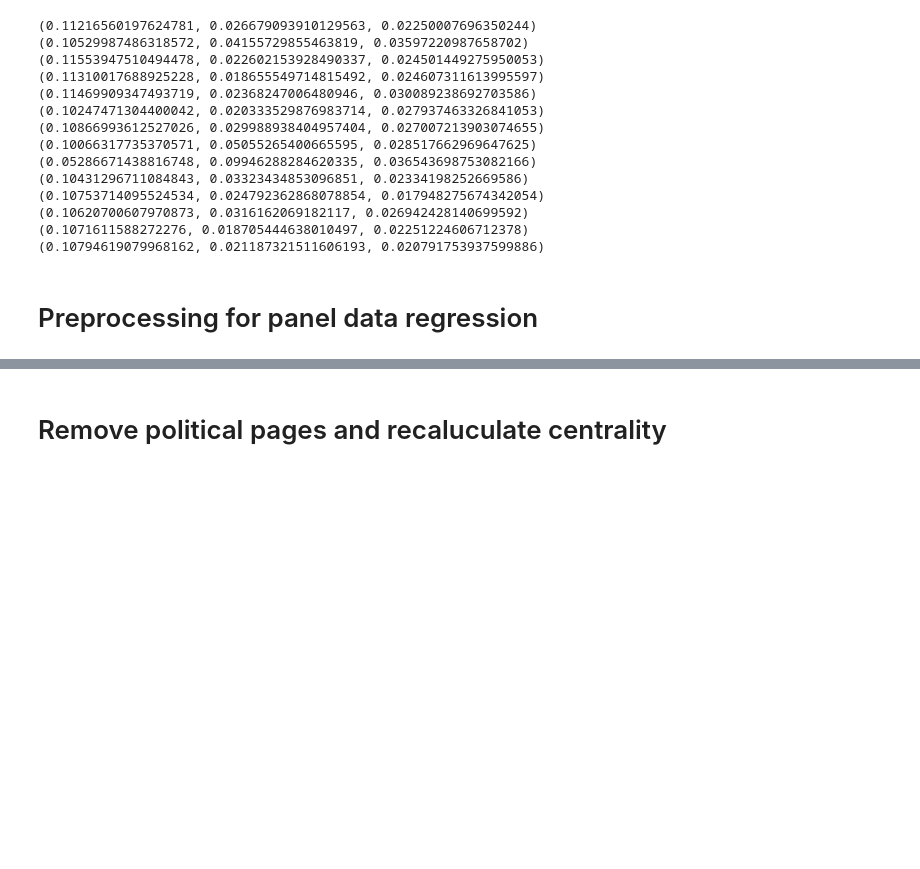
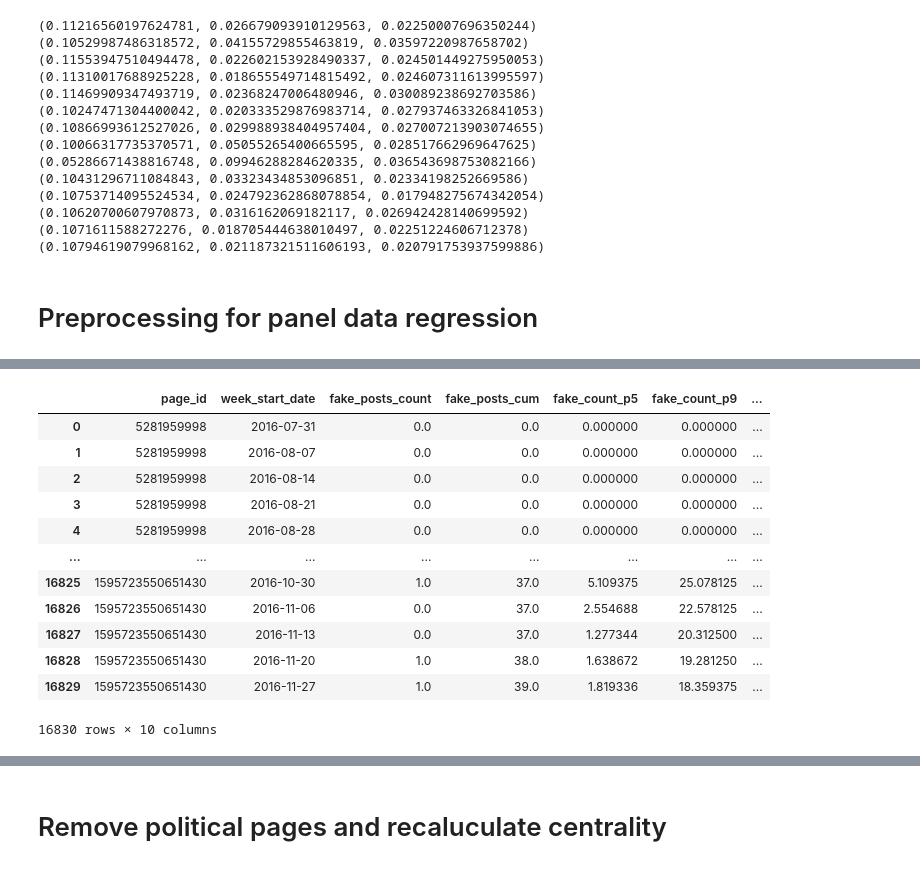
Before and after one commit to teddy21019/FB-Social-Network, a Jupyter notebook: Get Centrality.ipynb, the cells around one changed output, grey strips where cells are left out. Drawn from its saved outputs; the diff is of its cells as text; code cells hidden in the pictures; blank space fills up the shorter version.

```diff
--- a/Get Centrality.ipynb
+++ b/Get Centrality.ipynb
@@ -452 +509,17 @@ for i, week in enumerate(weeks):
+# %%
+fake_post_df
+# %% [output]
+|  | page_id | week_start_date | fake_posts_count | fake_posts_cum | fake_count_p5 | fake_count_p9 | ... |
+| 0 | 5281959998 | 2016-07-31 | 0.0 | 0.0 | 0.000000 | 0.000000 | ... |
+| 1 | 5281959998 | 2016-08-07 | 0.0 | 0.0 | 0.000000 | 0.000000 | ... |
+| 2 | 5281959998 | 2016-08-14 | 0.0 | 0.0 | 0.000000 | 0.000000 | ... |
+| 3 | 5281959998 | 2016-08-21 | 0.0 | 0.0 | 0.000000 | 0.000000 | ... |
+| 4 | 5281959998 | 2016-08-28 | 0.0 | 0.0 | 0.000000 | 0.000000 | ... |
+| ... | ... | ... | ... | ... | ... | ... | ... |
+| 16825 | 1595723550651430 | 2016-10-30 | 1.0 | 37.0 | 5.109375 | 25.078125 | ... |
+| 16826 | 1595723550651430 | 2016-11-06 | 0.0 | 37.0 | 2.554688 | 22.578125 | ... |
+| 16827 | 1595723550651430 | 2016-11-13 | 0.0 | 37.0 | 1.277344 | 20.312500 | ... |
+| 16828 | 1595723550651430 | 2016-11-20 | 1.0 | 38.0 | 1.638672 | 19.281250 | ... |
+| 16829 | 1595723550651430 | 2016-11-27 | 1.0 | 39.0 | 1.819336 | 18.359375 | ... |
+16830 rows × 10 columns
 # %%
```
Also changed, not shown: parts of 5 cells of this notebook.
